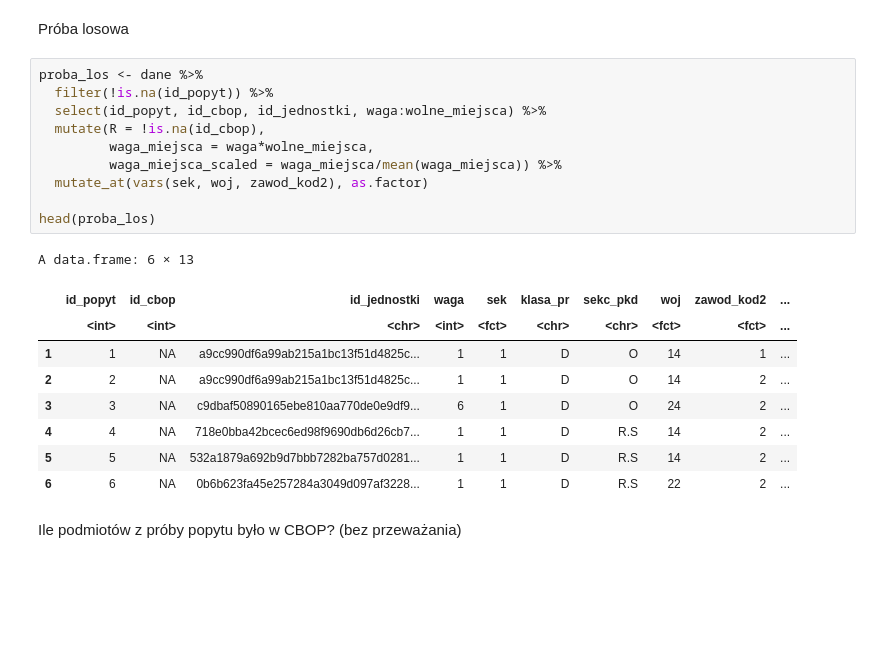
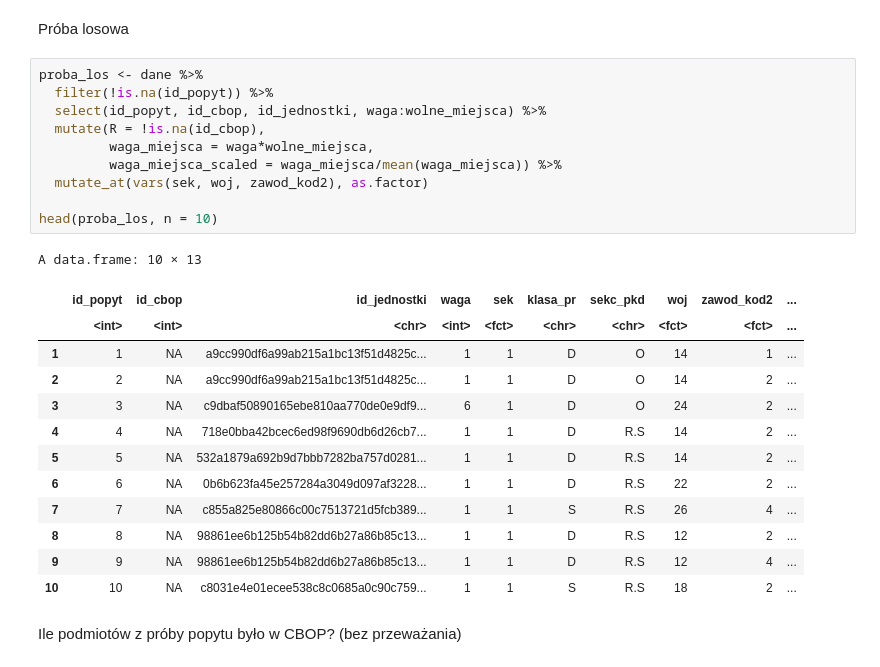
Before and after one commit to DepartmentOfStatisticsPUE/bi-2021, a Jupyter notebook: materialy-wyklady/bi_2021_04_19.ipynb, the cells around one changed output. Cells and saved outputs as stored; diff of their text form; blank space fills up the shorter version.

```diff
--- a/materialy-wyklady/bi_2021_04_19.ipynb
+++ b/materialy-wyklady/bi_2021_04_19.ipynb
@@ -67,23 +67,27 @@ Próba losowa
 # %%
 proba_los <- dane %>%
   filter(!is.na(id_popyt)) %>%
   select(id_popyt, id_cbop, id_jednostki, waga:wolne_miejsca) %>%
   mutate(R = !is.na(id_cbop),
          waga_miejsca = waga*wolne_miejsca,
          waga_miejsca_scaled = waga_miejsca/mean(waga_miejsca)) %>%
   mutate_at(vars(sek, woj, zawod_kod2), as.factor)
 
-head(proba_los)
+head(proba_los, n = 10)
 # %% [output]
-A data.frame: 6 × 13
+A data.frame: 10 × 13
 |  | id_popyt | id_cbop | id_jednostki | waga | sek | klasa_pr | sekc_pkd | woj | zawod_kod2 | ... |
 |  | <int> | <int> | <chr> | <int> | <fct> | <chr> | <chr> | <fct> | <fct> | ... |
 | 1 | 1 | NA | a9cc990df6a99ab215a1bc13f51d4825c... | 1 | 1 | D | O | 14 | 1 | ... |
 | 2 | 2 | NA | a9cc990df6a99ab215a1bc13f51d4825c... | 1 | 1 | D | O | 14 | 2 | ... |
 | 3 | 3 | NA | c9dbaf50890165ebe810aa770de0e9df9... | 6 | 1 | D | O | 24 | 2 | ... |
 | 4 | 4 | NA | 718e0bba42bcec6ed98f9690db6d26cb7... | 1 | 1 | D | R.S | 14 | 2 | ... |
 | 5 | 5 | NA | 532a1879a692b9d7bbb7282ba757d0281... | 1 | 1 | D | R.S | 14 | 2 | ... |
 | 6 | 6 | NA | 0b6b623fa45e257284a3049d097af3228... | 1 | 1 | D | R.S | 22 | 2 | ... |
+| 7 | 7 | NA | c855a825e80866c00c7513721d5fcb389... | 1 | 1 | S | R.S | 26 | 4 | ... |
+| 8 | 8 | NA | 98861ee6b125b54b82dd6b27a86b85c13... | 1 | 1 | D | R.S | 12 | 2 | ... |
+| 9 | 9 | NA | 98861ee6b125b54b82dd6b27a86b85c13... | 1 | 1 | D | R.S | 12 | 4 | ... |
+| 10 | 10 | NA | c8031e4e01ecee538c8c0685a0c90c759... | 1 | 1 | S | R.S | 18 | 2 | ... |
 # %% [markdown]
 Ile podmiotów z próby popytu było w CBOP? (bez przeważania)
 # %%
```
Also changed, not shown: parts of 3 cells of this notebook.
